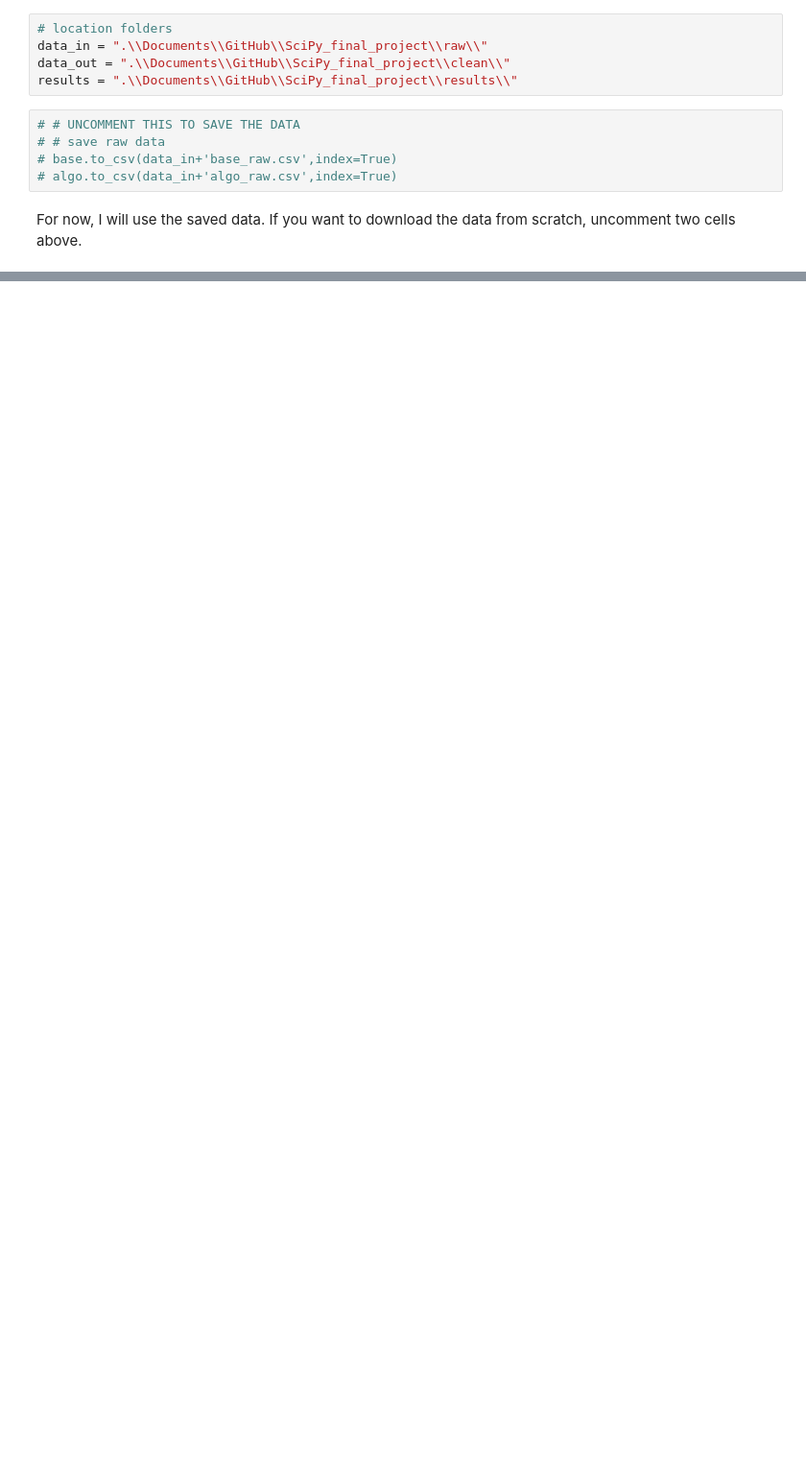
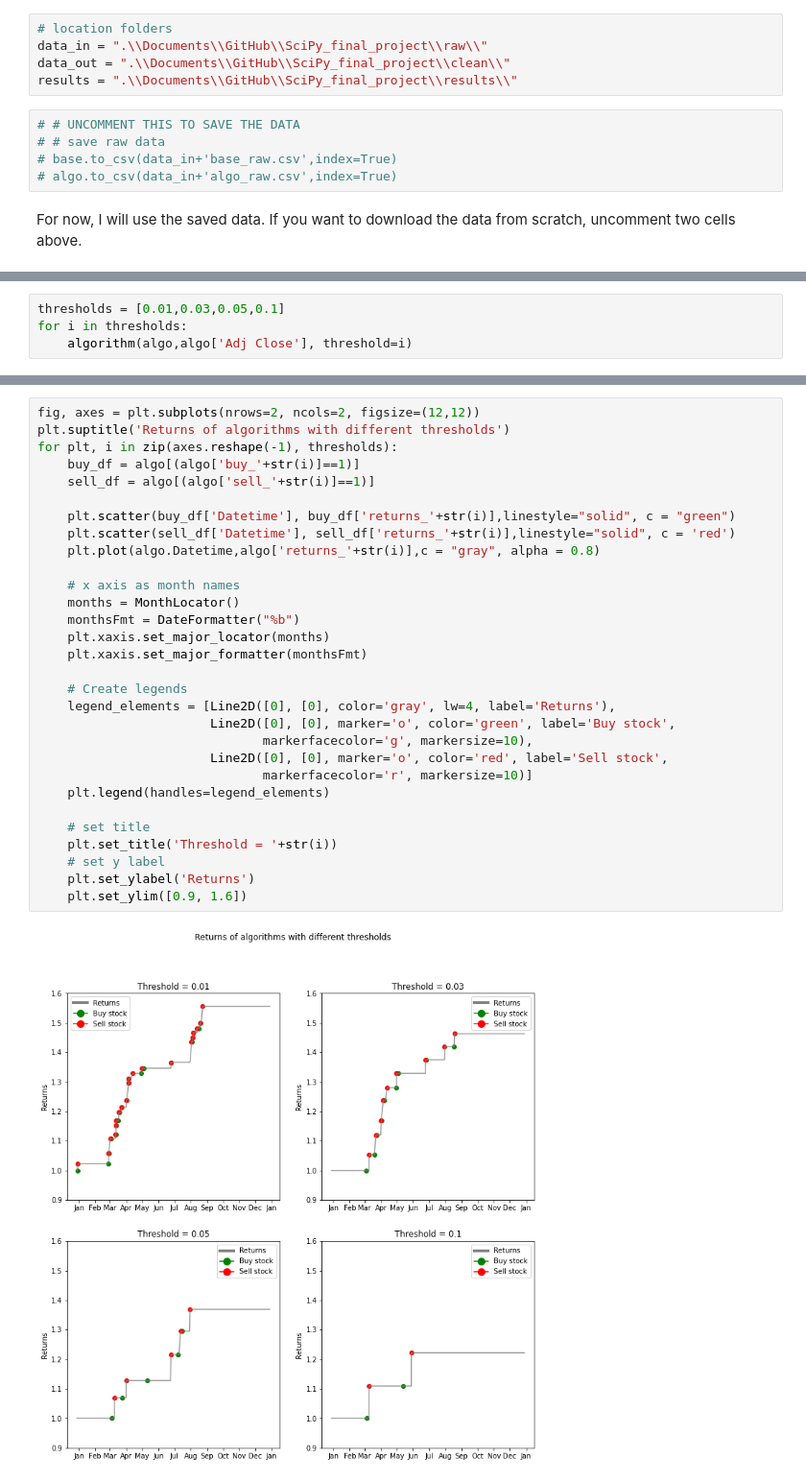
Before and after one commit to JustJAG/SciPy_final_project, a Jupyter notebook: Project_nb.ipynb, the cells around one changed output, grey strips where cells are left out. Shown at 96% size. Cells and saved outputs as stored; diff of their text form; blank space fills up the shorter version.

Commit message:
Implemented algorithm function

```diff
--- a/Project_nb.ipynb
+++ b/Project_nb.ipynb
@@ -119,0 +182,4 @@ data.head(20)
+# %%
+thresholds = [0.01,0.03,0.05,0.1]
+for i in thresholds:
+    algorithm(algo,algo['Adj Close'], threshold=i)
@@ -119,0 +188,32 @@ data.head(20)
+# %%
+fig, axes = plt.subplots(nrows=2, ncols=2, figsize=(12,12))
+plt.suptitle('Returns of algorithms with different thresholds')
+for plt, i in zip(axes.reshape(-1), thresholds):
+    buy_df = algo[(algo['buy_'+str(i)]==1)]
+    sell_df = algo[(algo['sell_'+str(i)]==1)]
+
+    plt.scatter(buy_df['Datetime'], buy_df['returns_'+str(i)],linestyle="solid", c = "green")
+    plt.scatter(sell_df['Datetime'], sell_df['returns_'+str(i)],linestyle="solid", c = 'red')
+    plt.plot(algo.Datetime,algo['returns_'+str(i)],c = "gray", alpha = 0.8)
+
+    # x axis as month names
+    months = MonthLocator()
+    monthsFmt = DateFormatter("%b")
+    plt.xaxis.set_major_locator(months)
+    plt.xaxis.set_major_formatter(monthsFmt)
+
+    # Create legends
+    legend_elements = [Line2D([0], [0], color='gray', lw=4, label='Returns'),
+                       Line2D([0], [0], marker='o', color='green', label='Buy stock',
+                              markerfacecolor='g', markersize=10),
+                       Line2D([0], [0], marker='o', color='red', label='Sell stock',
+                              markerfacecolor='r', markersize=10)]
+    plt.legend(handles=legend_elements)
+
+    # set title
+    plt.set_title('Threshold = '+str(i))
+    # set y label
+    plt.set_ylabel('Returns')
+    plt.set_ylim([0.9, 1.6])
+# %% [output]
+[figure, added]
```
Also changed, not shown: parts of 26 cells of this notebook, 3 other files.
